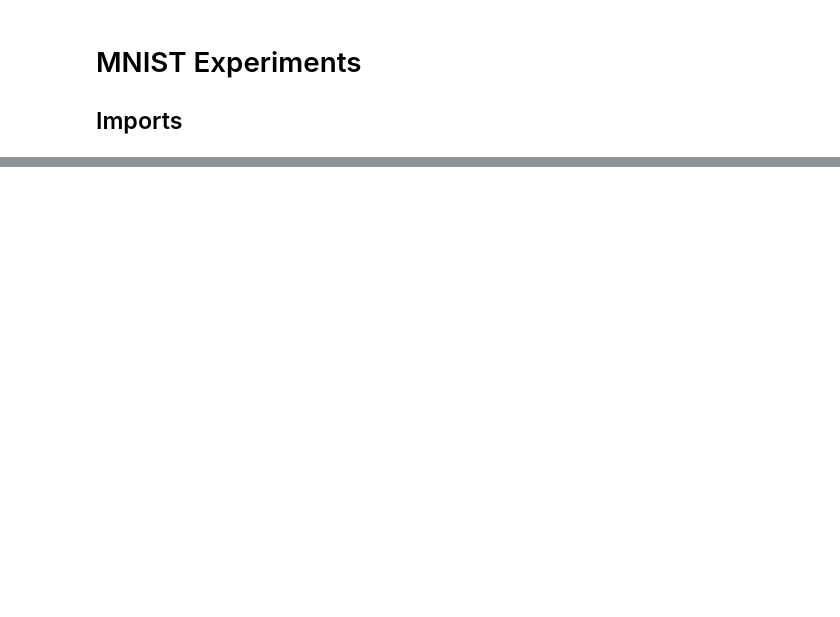
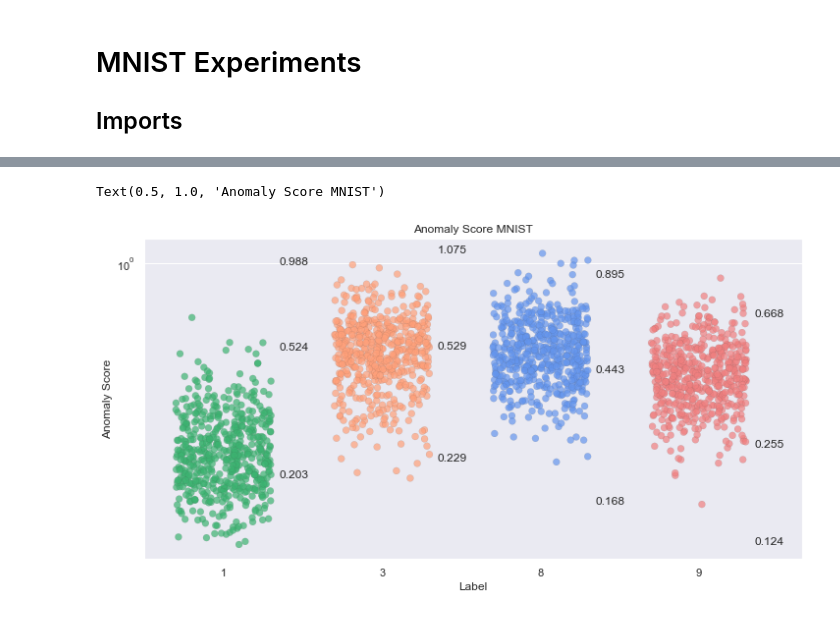
Before and after one commit to jlsachse/AnomalyGAN, a Jupyter notebook: mnist_experiments.ipynb, the cells around one changed output, grey strips where cells are left out. Cells and saved outputs as stored; diff of their text form; code cells hidden in the pictures; blank space fills up the shorter version.

```diff
--- a/mnist_experiments.ipynb
+++ b/mnist_experiments.ipynb
@@ -57,0 +110,2 @@ mnist_model.fit(X)
+# %%
+pipeline_mnist.fit(normal_train)
@@ -57,0 +147,42 @@ mnist_model.fit(X)
+# %%
+normal_results = pipeline_mnist.predict(normal_test)
+eight_results = pipeline_mnist.predict(eight_test)
+nine_results = pipeline_mnist.predict(nine_test)
+one_results = pipeline_mnist.predict(one_test)
+# %%
+results = pd.DataFrame([normal_results, [int(3) for _ in range(541)]]).T
+results = results.append(pd.DataFrame([eight_results, [int(8) for _ in range(541)]]).T)
+results = results.append(pd.DataFrame([nine_results, [int(9) for _ in range(541)]]).T)
+results = results.append(pd.DataFrame([one_results, [int(1) for _ in range(541)]]).T)
+
+results = results.rename({0: 'Anomaly Score', 1: 'Label'}, axis = 1)
+results['Label'] = results['Label'].astype(int)
+
+result = results
+# %%
+
+sns.set(rc={'figure.figsize':(12, 6)}, style = 'darkgrid')
+fig, ax = plt.subplots()
+
+jitter = 0.3
+offset = 0.05
+
+sns.stripplot(data = result, y = 'Anomaly Score', x = 'Label', palette = ['mediumseagreen', 'lightsalmon', 'cornflowerblue', 'lightcoral'], alpha = 0.7, jitter = jitter,  ax = ax, linewidth = .1, size = 7)
+ax.set_yscale('log')
+
+for y, condition in enumerate(result['Label'].unique()):
+    condition_results = result[result['Label'] == condition]['Anomaly Score'].astype(np.float32)
+    ax.text(y + jitter + offset, condition_results.max(), condition_results.max().round(3))
+    ax.text(y + jitter + offset, condition_results.mean(), condition_results.mean().round(3))
+    ax.text(y + jitter + offset, condition_results.min(), condition_results.min().round(3))
+
+ax.set_xlim(None, y + jitter + offset + 0.3)
+
+ax.set_ylabel('Anomaly Score')
+ax.set_xlabel('Label')
+ax.set_title('Anomaly Score MNIST')
+
+#fig.savefig('data/results/anomaly-score_time-series.png', dpi=330, bbox_inches='tight')
+# %% [output]
+Text(0.5, 1.0, 'Anomaly Score MNIST')
+[figure, added]
```
Also changed, not shown: parts of 8 cells of this notebook, 3 other files.
